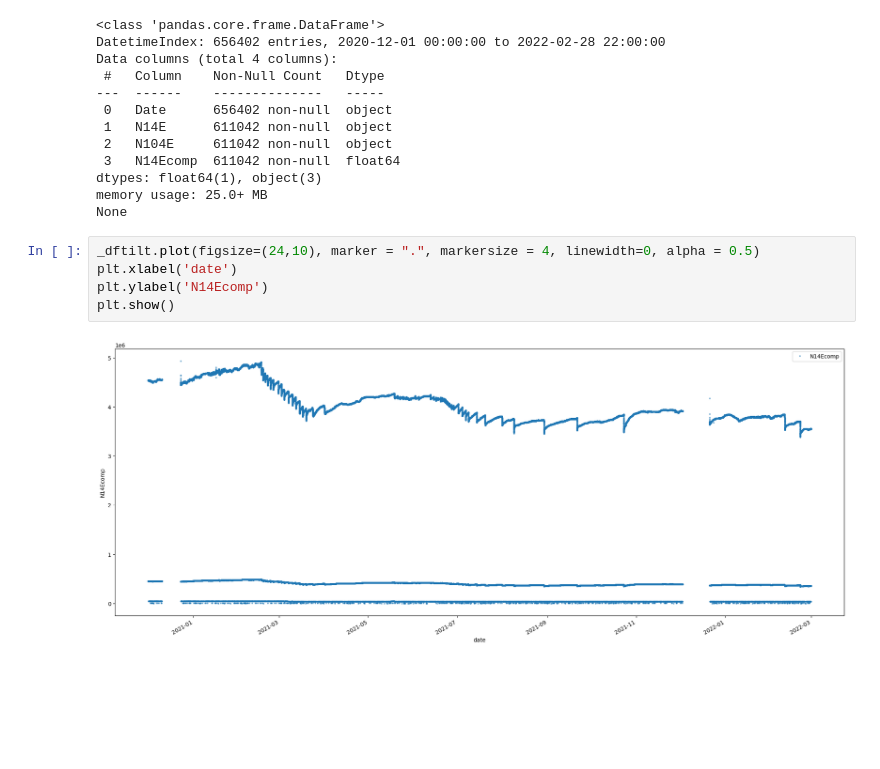
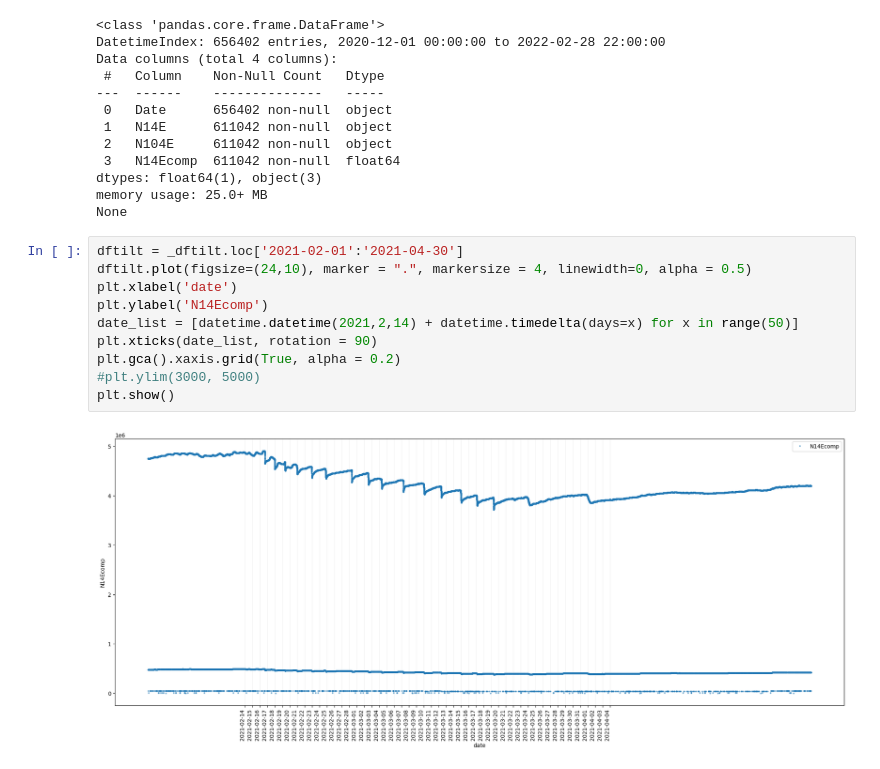
Before and after one commit to francescopandolfo/TESI_LM32, a Jupyter notebook: fontane.ipynb, the cells around one changed output. Cells and saved outputs as stored; diff of their text form; blank space fills up the shorter version.

```diff
--- a/fontane.ipynb
+++ b/fontane.ipynb
@@ -225,9 +225,14 @@ dtypes: float64(1), object(3)
 memory usage: 25.0+ MB
 None
 # %%
-_dftilt.plot(figsize=(24,10), marker = ".", markersize = 4, linewidth=0, alpha = 0.5)
+dftilt = _dftilt.loc['2021-02-01':'2021-04-30']
+dftilt.plot(figsize=(24,10), marker = ".", markersize = 4, linewidth=0, alpha = 0.5)
 plt.xlabel('date')
 plt.ylabel('N14Ecomp')
+date_list = [datetime.datetime(2021,2,14) + datetime.timedelta(days=x) for x in range(50)]
+plt.xticks(date_list, rotation = 90)
+plt.gca().xaxis.grid(True, alpha = 0.2)
+#plt.ylim(3000, 5000)
 plt.show()
 # %% [output]
-[figure, old version]
+[figure, new version]
```
Also changed, not shown: parts of 1 cell of this notebook.
